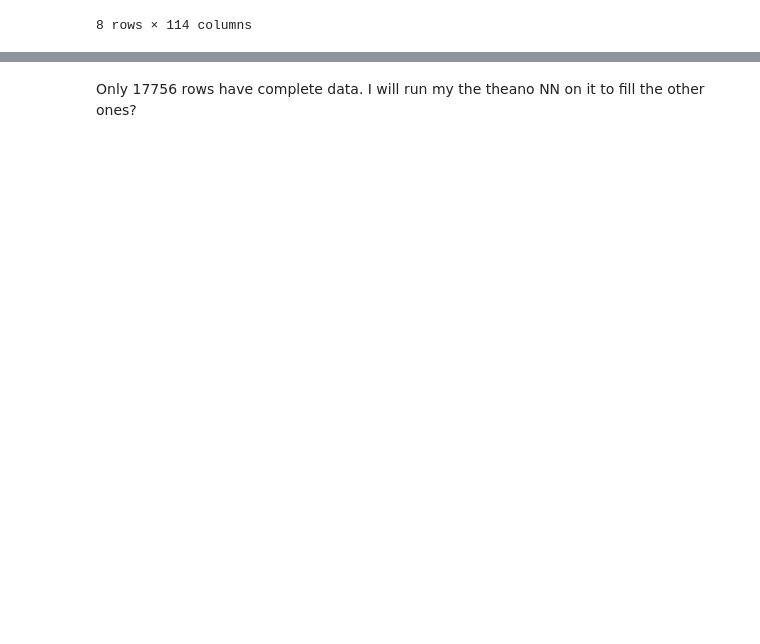
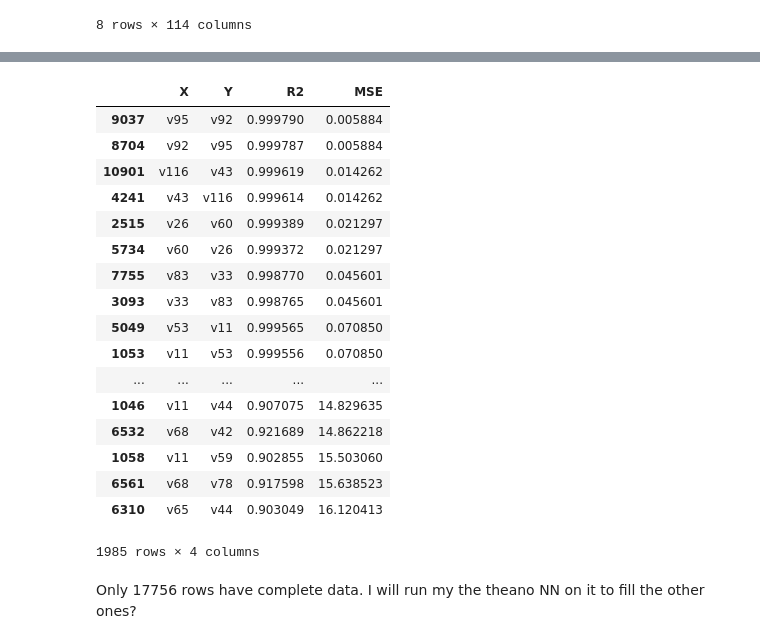
Before and after one commit to DataBanshee/BNP_Paribas_Kaggle, a Jupyter notebook: BNP_Paribas_data_exploration.ipynb, the cells around one changed output, grey strips where cells are left out. Cells and saved outputs as stored; diff of their text form; code cells hidden in the pictures; blank space fills up the shorter version.

```diff
--- a/BNP_Paribas_data_exploration.ipynb
+++ b/BNP_Paribas_data_exploration.ipynb
@@ -208,0 +222,23 @@ count_df = count_df.sort_values(["Number of null values per row"], ascending=Tru
+# %%
+top_MSE_R2_df = (MSE_R2_df.loc[MSE_R2_df.R2>0.90]).sort_values(["MSE","R2"],ascending=[1,0]).iloc[112::,:]
+
+top_MSE_R2_df
+# %% [output]
+|  | X | Y | R2 | MSE |
+| 9037 | v95 | v92 | 0.999790 | 0.005884 |
+| 8704 | v92 | v95 | 0.999787 | 0.005884 |
+| 10901 | v116 | v43 | 0.999619 | 0.014262 |
+| 4241 | v43 | v116 | 0.999614 | 0.014262 |
+| 2515 | v26 | v60 | 0.999389 | 0.021297 |
+| 5734 | v60 | v26 | 0.999372 | 0.021297 |
+| 7755 | v83 | v33 | 0.998770 | 0.045601 |
+| 3093 | v33 | v83 | 0.998765 | 0.045601 |
+| 5049 | v53 | v11 | 0.999565 | 0.070850 |
+| 1053 | v11 | v53 | 0.999556 | 0.070850 |
+| ... | ... | ... | ... | ... |
+| 1046 | v11 | v44 | 0.907075 | 14.829635 |
+| 6532 | v68 | v42 | 0.921689 | 14.862218 |
+| 1058 | v11 | v59 | 0.902855 | 15.503060 |
+| 6561 | v68 | v78 | 0.917598 | 15.638523 |
+| 6310 | v65 | v44 | 0.903049 | 16.120413 |
+1985 rows × 4 columns
```
Also changed, not shown: parts of 17 cells of this notebook.
